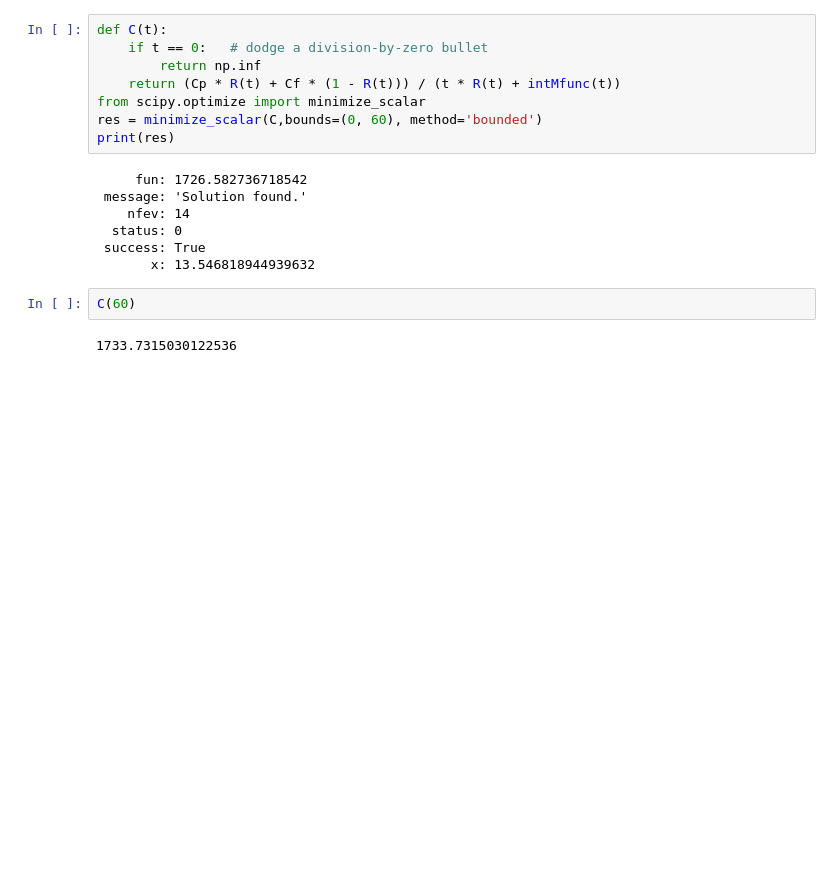
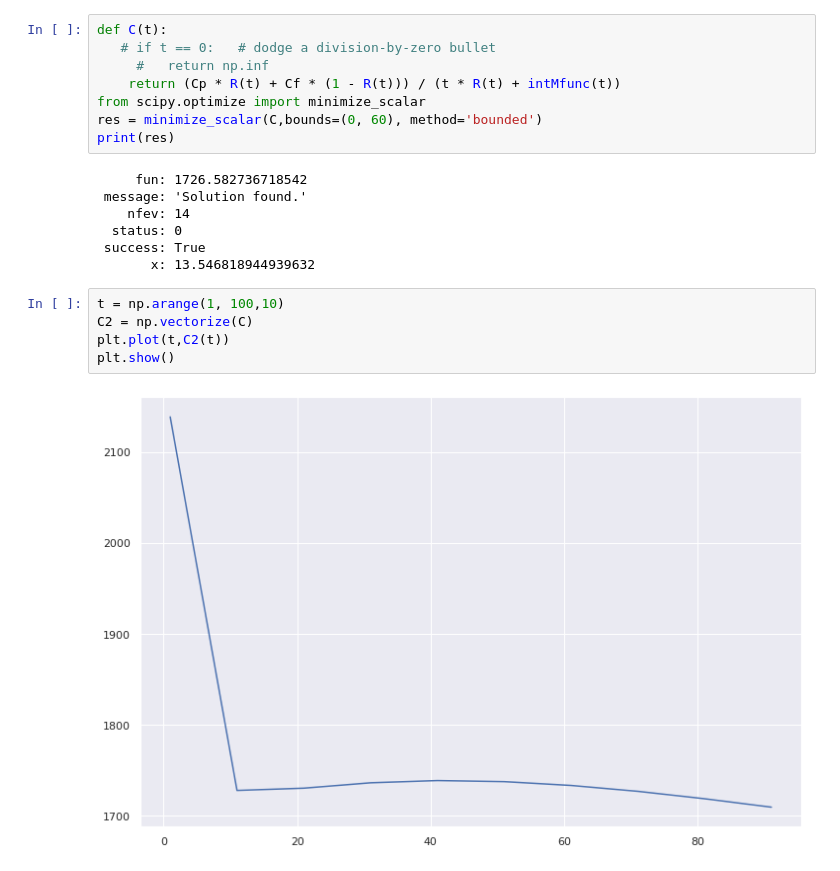
Before and after one commit to ParhamKnt/INSE6220, a Jupyter notebook: INSE6310FinalProject.ipynb, the cells around one changed output. Saved outputs shown, nothing was run; the diff lists cells and outputs as text; blank space fills up the shorter version.

```diff
--- a/INSE6310FinalProject.ipynb
+++ b/INSE6310FinalProject.ipynb
@@ -541,8 +541,8 @@ print(intMfunc)
 <function _lambdifygenerated at 0x...>
 # %%
 def C(t):
-    if t == 0:   # dodge a division-by-zero bullet
-        return np.inf
+   # if t == 0:   # dodge a division-by-zero bullet
+     #   return np.inf
     return (Cp * R(t) + Cf * (1 - R(t))) / (t * R(t) + intMfunc(t))
 from scipy.optimize import minimize_scalar
 res = minimize_scalar(C,bounds=(0, 60), method='bounded')
@@ -554,7 +554,10 @@ print(res)
   status: 0
  success: True
        x: 13.546818944939632
-# %%
-C(60)
-# %% [output]
-1733.7315030122536
+# %%
+t = np.arange(1, 100,10)
+C2 = np.vectorize(C)
+plt.plot(t,C2(t))
+plt.show()
+# %% [output]
+[figure, added]
```
